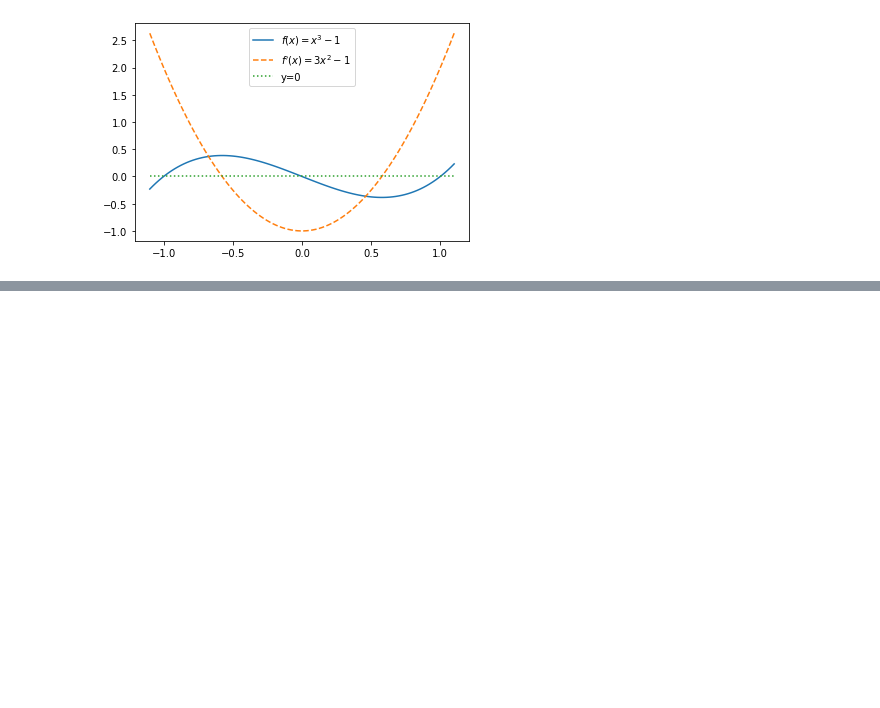
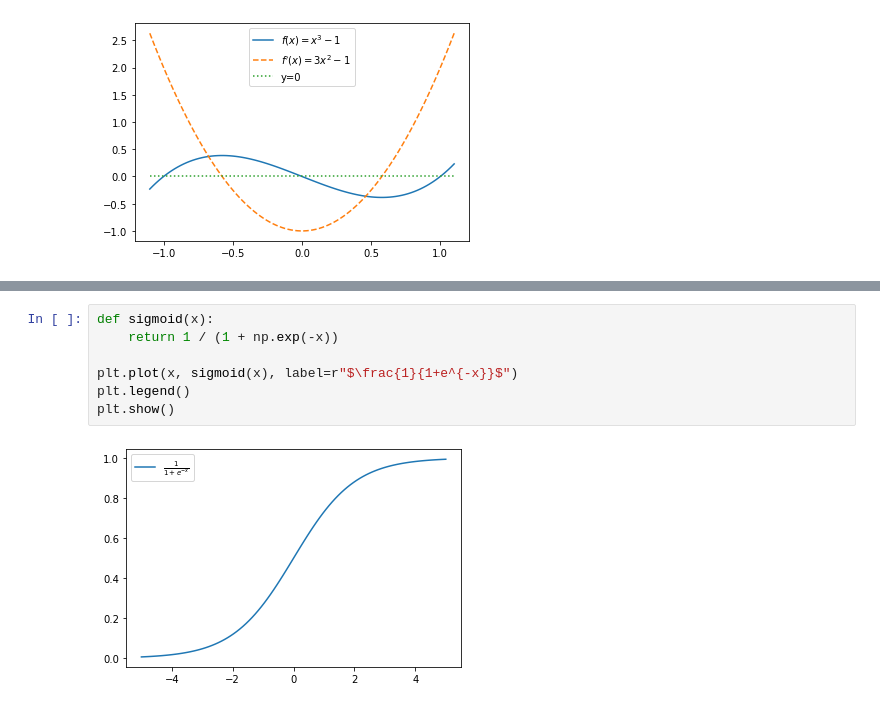
Before and after one commit to souta-pqr/Program_practice, a Jupyter notebook: python/swd/ch1/sa1.ipynb, the cells around one changed output, grey strips where cells are left out. Saved outputs shown, nothing was run; the diff lists cells and outputs as text; blank space fills up the shorter version.

```diff
--- a/python/swd/ch1/sa1.ipynb
+++ b/python/swd/ch1/sa1.ipynb
@@ -77,0 +93,9 @@ optimize.minimize_scalar(f, bounds=(-1, 1))
+# %%
+def sigmoid(x):
+    return 1 / (1 + np.exp(-x))
+
+plt.plot(x, sigmoid(x), label=r"$\frac{1}{1+e^{-x}}$")
+plt.legend()
+plt.show()
+# %% [output]
+[figure, added]
```
Also changed, not shown: parts of 12 cells of this notebook, 1 other file.
